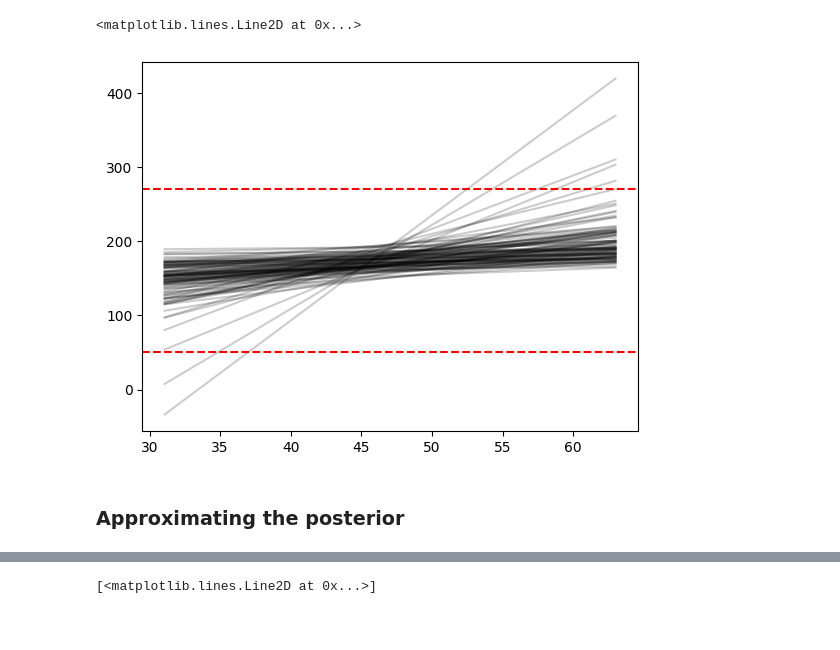
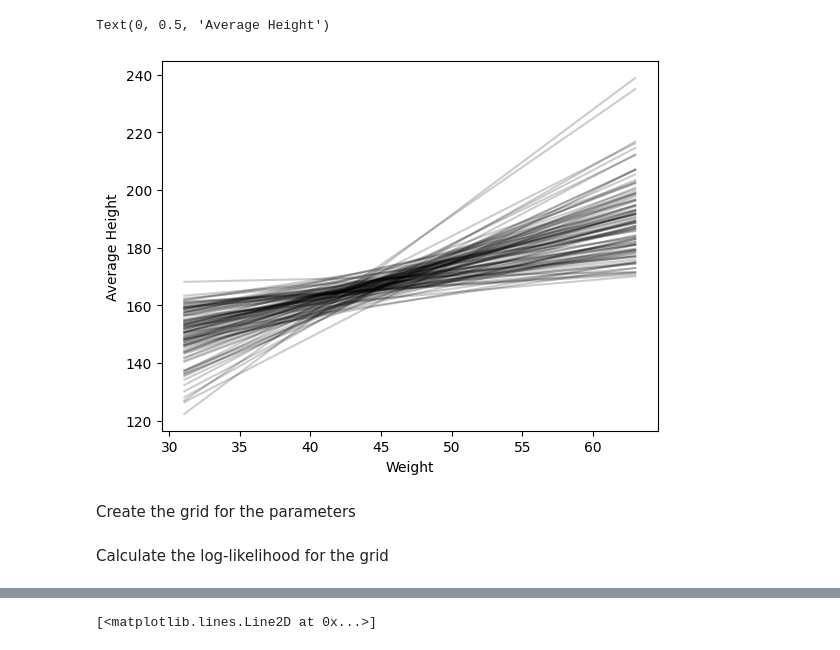
Before and after one commit to IrvingGomez/BayesianStatistics, a Jupyter notebook: Codes/10_HeightRegressionGrid.ipynb, the cells around one changed output, grey strips where cells are left out. Saved outputs shown, nothing was run; the diff lists cells and outputs as text; code cells hidden in the pictures.

```diff
--- a/Codes/10_HeightRegressionGrid.ipynb
+++ b/Codes/10_HeightRegressionGrid.ipynb
@@ -35,6 +21,11 @@ x_min, x_max = dat_adults['weight'].min(), dat_adults['weight'].max()
+# %%
+MuAlpha = 167
+SAlpha  = 3
+
+SSigma  = 10
 # %%
-n_pre_prior = 100
+NPrior = 100
 
-sample_alpha = norm.rvs(size=n_pre_prior, loc=170, scale=10)
-sample_beta  = norm.rvs(size=n_pre_prior, loc=0, scale=10)
+SampleAlpha = norm.rvs(size=NPrior, loc=MuAlpha, scale=SAlpha)
+SampleBeta  = norm.rvs(size=NPrior, loc=0, scale=3)
 # %%
@@ -48,0 +44,6 @@ plt.axhline(270, linestyle='--', color='red')
+# %%
+Bb = 3
+rv = gamma(a=Bb+1, scale=1/Bb)
+
+BetaVect = np.linspace(0, 3, 100)
+plt.plot(BetaVect, rv.pdf(BetaVect))
@@ -49,3 +53,2 @@ plt.axhline(270, linestyle='--', color='red')
 # %%
-sample_alpha = norm.rvs(size=n_pre_prior, loc=170, scale=10)
-sample_beta  = lognorm.rvs(size=n_pre_prior, s=1) #0.25
+SampleBeta = gamma.rvs(size=NPrior, a=Bb+1, scale=1/Bb)
@@ -61,12 +55,16 @@ plt.hist(sample_beta, color='rebeccapurple')
 # %%
-_ = plt.plot([x_min, x_max],
-         [sample_alpha+sample_beta*(x_min-dat_adults['weight'].mean()),
-          sample_alpha+sample_beta*(x_max-dat_adults['weight'].mean())], color='k', alpha=0.2)
-plt.axhline(50, linestyle='--', color='red')
-plt.axhline(270, linestyle='--', color='red')
+_ = plt.plot(
+    [WeightMin, WeightMax]
+    , [SampleAlpha + SampleBeta * (WeightMin-WeightMean), SampleAlpha + SampleBeta * (WeightMax-WeightMean)]
+    , color='k'
+    , alpha=0.2
+)
+
+plt.xlabel('Weight')
+plt.ylabel('Average Height')
 # %% [output]
-<matplotlib.lines.Line2D at 0x...>
+Text(0, 0.5, 'Average Height')
-[figure, old version]
+[figure, new version]
-# %% [markdown]
-### Approximating the posterior
+# %% [markdown]
+Create the grid for the parameters
 # %%
@@ -78 +76,3 @@ alpha_grid, beta_grid, sigma_grid = np.meshgrid(alpha_list, beta_list, sigma_lis
+# %% [markdown]
+Calculate the log-likelihood for the grid
 # %%
```
Also changed, not shown: parts of 43 cells of this notebook, 7 other files.
